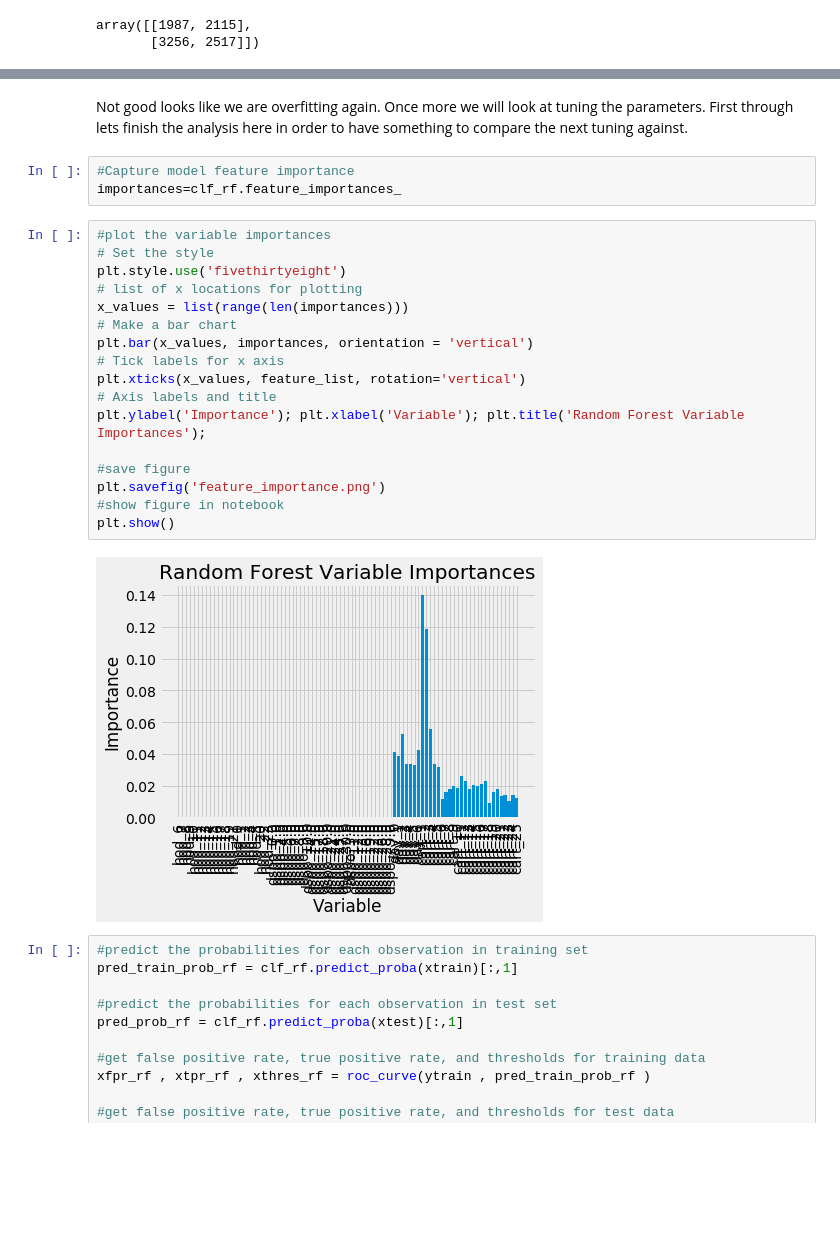
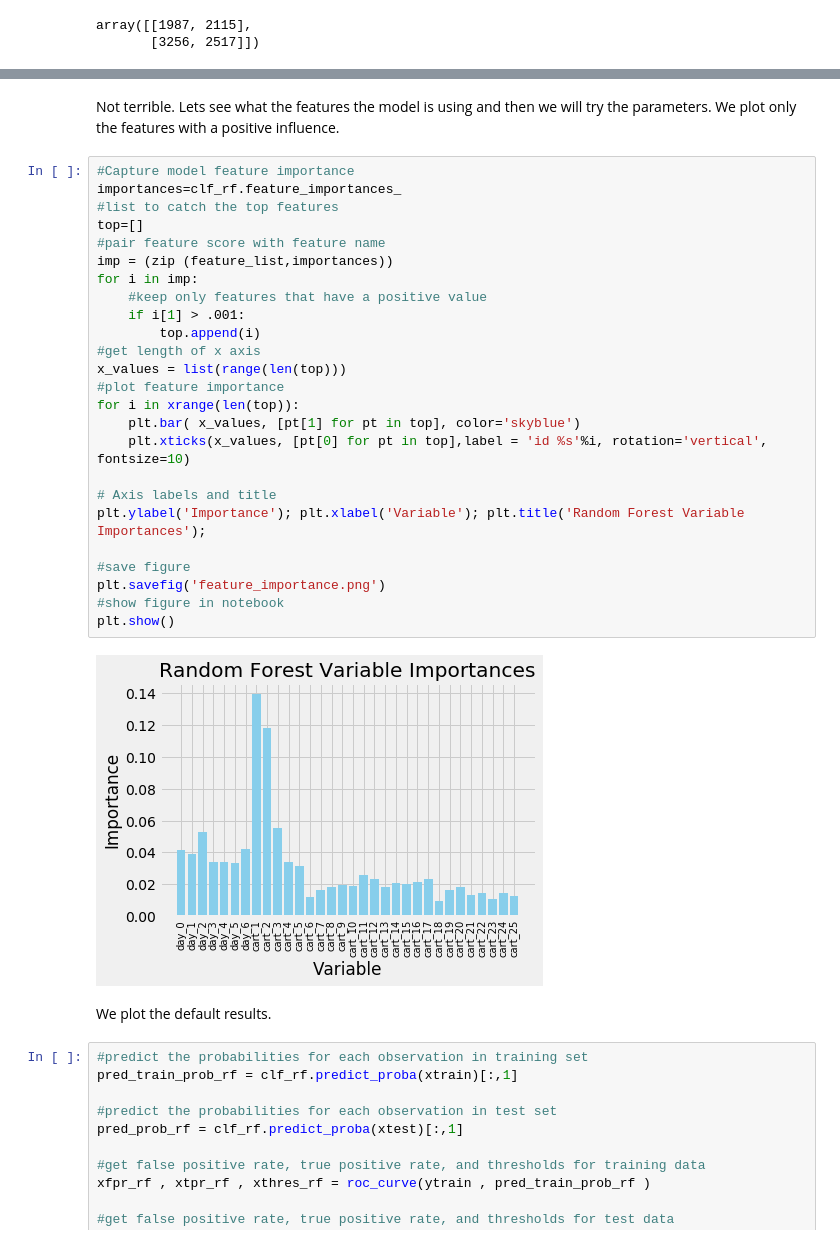
Before and after one commit to lbjennings/Springboard, a Jupyter notebook: Springboard/Capstone Project 1/ML_grocery_basket.ipynb, the cells around one changed output, grey strips where cells are left out. Cells and saved outputs as stored; diff of their text form; blank space fills up the shorter version.

```diff
--- a/Springboard/Capstone Project 1/ML_grocery_basket.ipynb
+++ b/Springboard/Capstone Project 1/ML_grocery_basket.ipynb
@@ -874,27 +876,34 @@ plt.ylabel('predicted label');
-# %% [markdown]
-Not good looks like we are overfitting again. Once more we will look at tuning the parameters. First through lets finish the analysis here in order to have something to compare the next tuning against.
-# %%
-#Capture model feature importance
-importances=clf_rf.feature_importances_
+# %% [markdown]
+Not terrible. Lets see what the features the model is using and then we will try the parameters. We plot only the features with a positive influence.
 # %%
-#plot the variable importances
-# Set the style
-plt.style.use('fivethirtyeight')
-# list of x locations for plotting
-x_values = list(range(len(importances)))
-# Make a bar chart
-plt.bar(x_values, importances, orientation = 'vertical')
-# Tick labels for x axis
-plt.xticks(x_values, feature_list, rotation='vertical')
+#Capture model feature importance
+importances=clf_rf.feature_importances_
+#list to catch the top features
+top=[]
+#pair feature score with feature name
+imp = (zip (feature_list,importances))
+for i in imp:
+    #keep only features that have a positive value
+    if i[1] > .001:
+        top.append(i)
+#get length of x axis
+x_values = list(range(len(top)))
+#plot feature importance
+for i in xrange(len(top)):
+    plt.bar( x_values, [pt[1] for pt in top], color='skyblue')
+    plt.xticks(x_values, [pt[0] for pt in top],label = 'id %s'%i, rotation='vertical', fontsize=10)
+
 # Axis labels and title
 plt.ylabel('Importance'); plt.xlabel('Variable'); plt.title('Random Forest Variable Importances');
 
 #save figure
 plt.savefig('feature_importance.png')
 #show figure in notebook
 plt.show()
 # %% [output]
-[figure, old version]
+[figure, new version]
+# %% [markdown]
+We plot the default results.
 # %%
 #predict the probabilities for each observation in training set
 pred_train_prob_rf = clf_rf.predict_proba(xtrain)[:,1]
```
Also changed, not shown: parts of 69 cells of this notebook.
